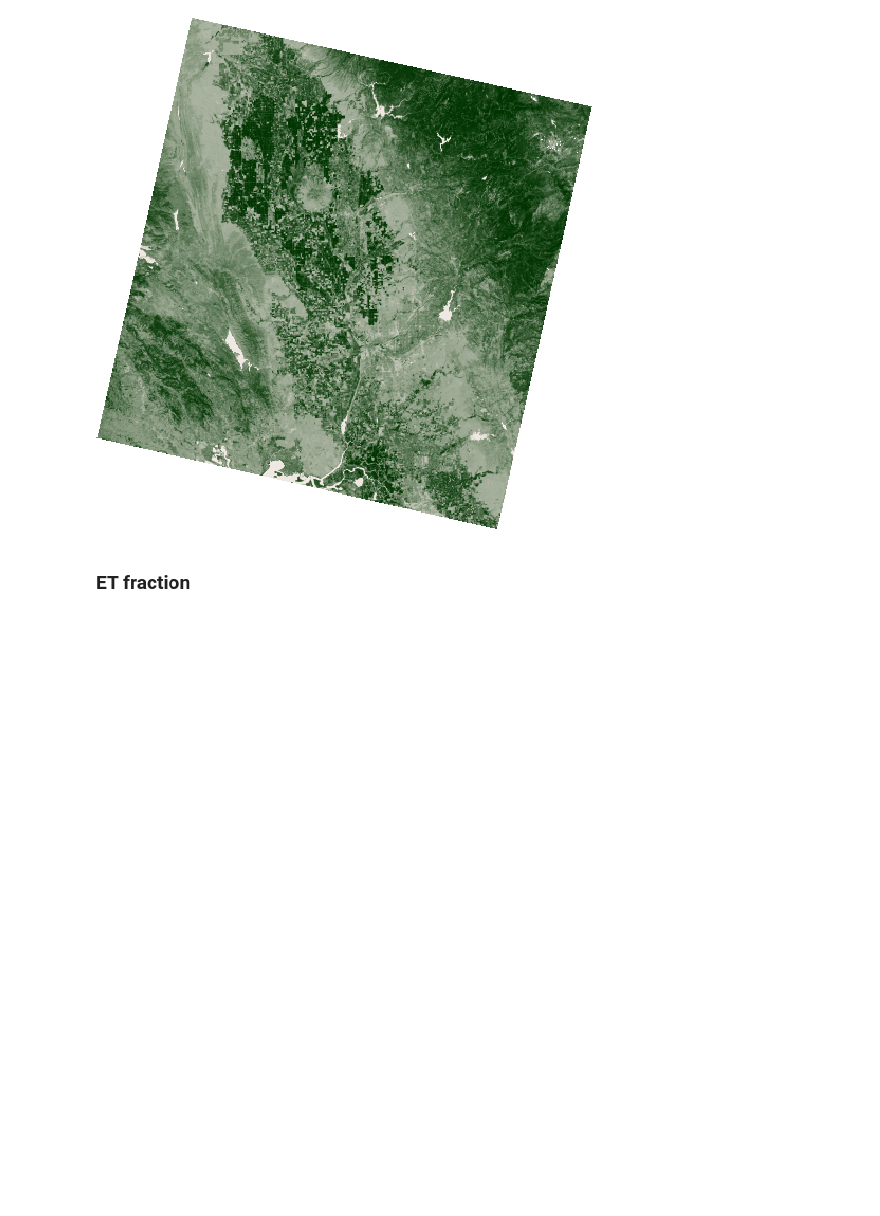
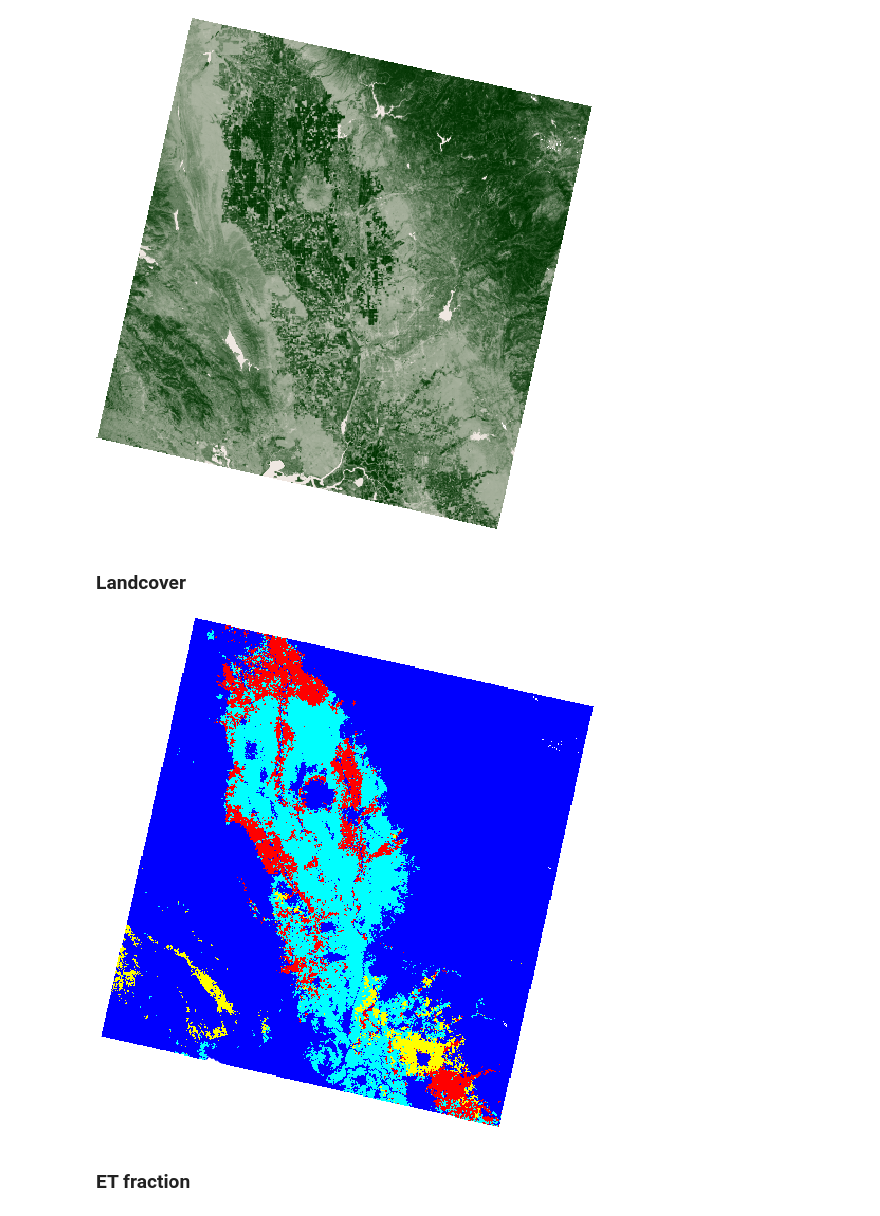
Before and after one commit to openet-brazil/openet-sims, a Jupyter notebook: examples/single_image.ipynb, the cells around one changed output. Saved outputs shown, nothing was run; the diff lists cells and outputs as text; code cells hidden in the pictures; blank space fills up the shorter version.

```diff
--- a/examples/single_image.ipynb
+++ b/examples/single_image.ipynb
@@ -16,6 +16,7 @@ ndvi_palette = ['#EFE7E1', '#003300']
 et_palette = [
     'DEC29B', 'E6CDA1', 'EDD9A6', 'F5E4A9', 'FFF4AD', 'C3E683', '6BCC5C',
     '3BB369', '20998F', '1C8691', '16678A', '114982', '0B2C7A']
+jet_palette = ['0000FF', '00FFFF', 'FFFF00', 'FF0000']
 # %% [markdown]
 ### Landsat 8 Collection 1 SR Image
 # %%
@@ -42,6 +42,13 @@ Image(url=model_obj.ndvi\
       embed=True, format='png')
 # %% [output]
 [figure]
+# %% [markdown]
+### Landcover
+# %%
+Image(url=model_obj.landcover.getThumbURL({'min': 0, 'max': 3, 'palette': jet_palette}),
+      embed=True, format='png')
+# %% [output]
+[figure, added]
 # %% [markdown]
 ### ET fraction
 # %%
```
Also changed, not shown: parts of 5 cells of this notebook, 6 other files.
